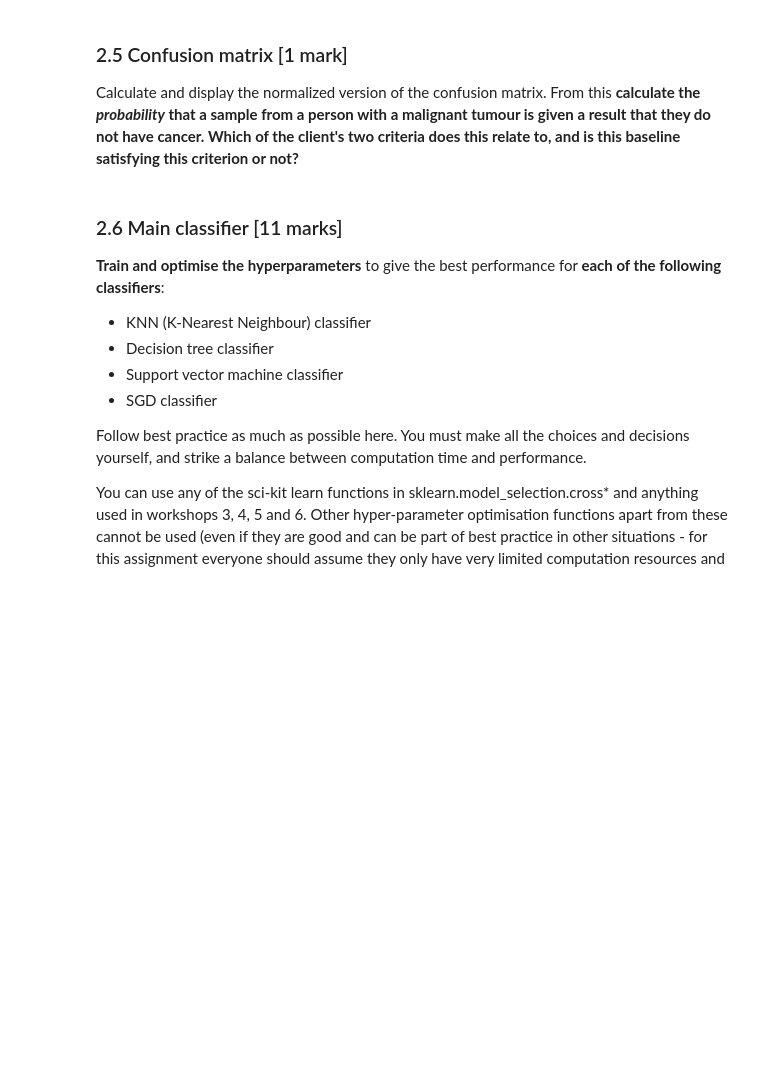
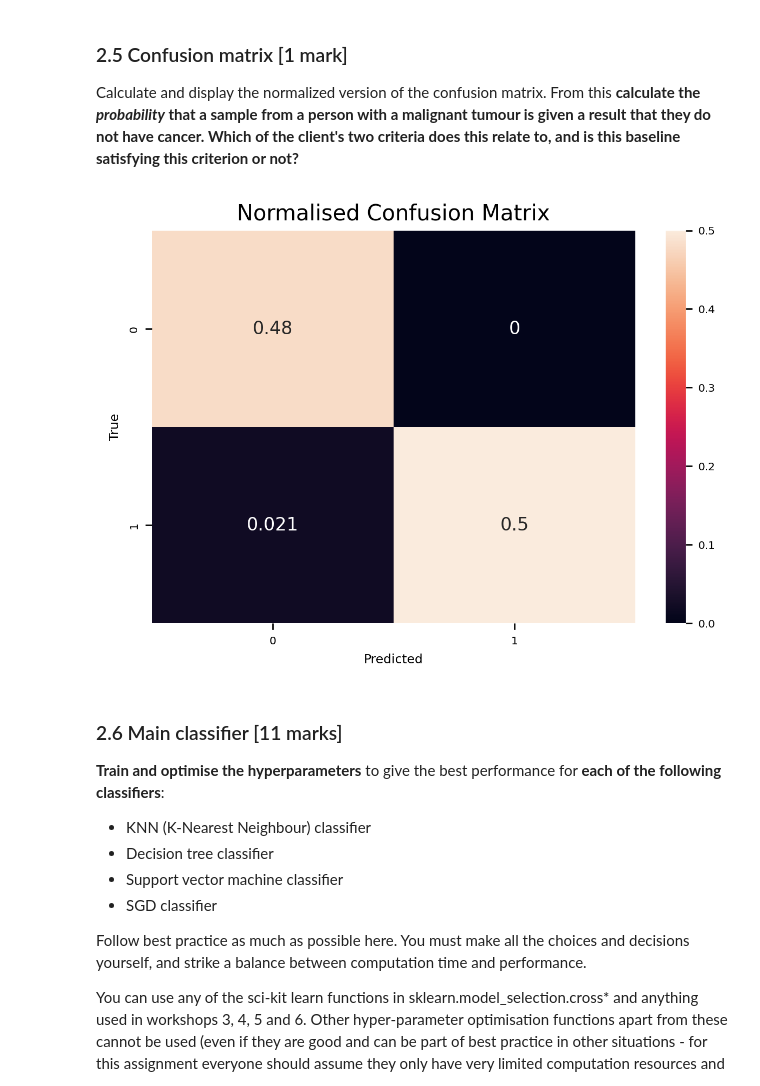
Before and after one commit to XiaoLinZzz/Machine-learning, a Jupyter notebook: A2/A2_template_2022.ipynb, the cells around one changed output. Cells and saved outputs as stored; diff of their text form; code cells hidden in the pictures; blank space fills up the shorter version.

```diff
--- a/A2/A2_template_2022.ipynb
+++ b/A2/A2_template_2022.ipynb
@@ -176,6 +176,9 @@ Becasue their overlap is minimal.
 ### 1.4 Splitting the dataset [0.5 marks]
 
 Split the dataset into appropriate subsets. You must choose what the subsets are and how big they are. However, we want to make sure the proportion of the two classes is consistent across all datasets, so use the _stratify_ option, as used in workshops 5 and 6. Verify the size and label distribution in each dataset.
+# %%
+# replace malignant to 0 and benign to 1
+data = data.replace(['benign', 'malignant'], [1, 0])
 # %%
 # Your code here
 from sklearn.model_selection import train_test_split
@@ -194,8 +197,8 @@ print(fullarray.shape)
 # %%
 from sklearn.model_selection import train_test_split
 
-bigtrain_set, test_set = train_test_split(fullarray, test_size=30, random_state=42, stratify=fullarray[:,-1])
-train_set, val_set = train_test_split(bigtrain_set, test_size=114, random_state=42, stratify=bigtrain_set[:,-1])
+bigtrain_set, test_set = train_test_split(fullarray, test_size=0.2, random_state=42, stratify=fullarray[:,-1])
+train_set, val_set = train_test_split(bigtrain_set, test_size=0.2, random_state=42, stratify=bigtrain_set[:,-1])
 # %%
 X_train = train_set[:,:-1]
 y_train = train_set[:,-1]
@@ -217,8 +224,7 @@ from sklearn.pipeline import Pipeline
 from sklearn.preprocessing import StandardScaler
 from sklearn.impute import SimpleImputer
 
-preproc_pl = Pipeline([ ('imputer', SimpleImputer(strategy="median")),
-                        ('std_scaler', StandardScaler()) ])
+preproc_pl = Pipeline([ ('imputer', SimpleImputer(strategy="median")), ('scaler', StandardScaler())])
 # %% [markdown]
 ### 2.2 Baseline measurements [1.5 marks]
 
@@ -267,3 +399,11 @@ For a stronger baseline, **train and evaluate** the Stochastic Gradient Descent
+# %%
+# Your code here
+from sklearn.linear_model import SGDClassifier
+
+sgd_pl = Pipeline([ ('preproc',preproc_pl), ('sgd',SGDClassifier(loss='log')) ])
+sgd_pl.fit(X_train,y_train)
+y_val_pred = sgd_pl.predict(X_val)
+y_val_prob = sgd_pl.predict_proba(X_val)
 # %% [markdown]
 ### 2.5 Confusion matrix [1 mark]
 
@@ -273,3 +411,13 @@ Calculate and display the normalized version of the confusion matrix.  From this
+# %%
+# Your code here
+cmat = confusion_matrix(y_true=y_val, y_pred=y_val_pred, normalize='all')
+sns.heatmap(cmat,annot=True)
+plt.xlabel('Predicted')
+plt.ylabel('True')
+plt.title('Normalised Confusion Matrix')
+plt.show()
+# %% [output]
+[figure, added]
 # %%
 # Your answer here
 # %% [markdown]
```
Also changed, not shown: parts of 34 cells of this notebook, 3 other files.
